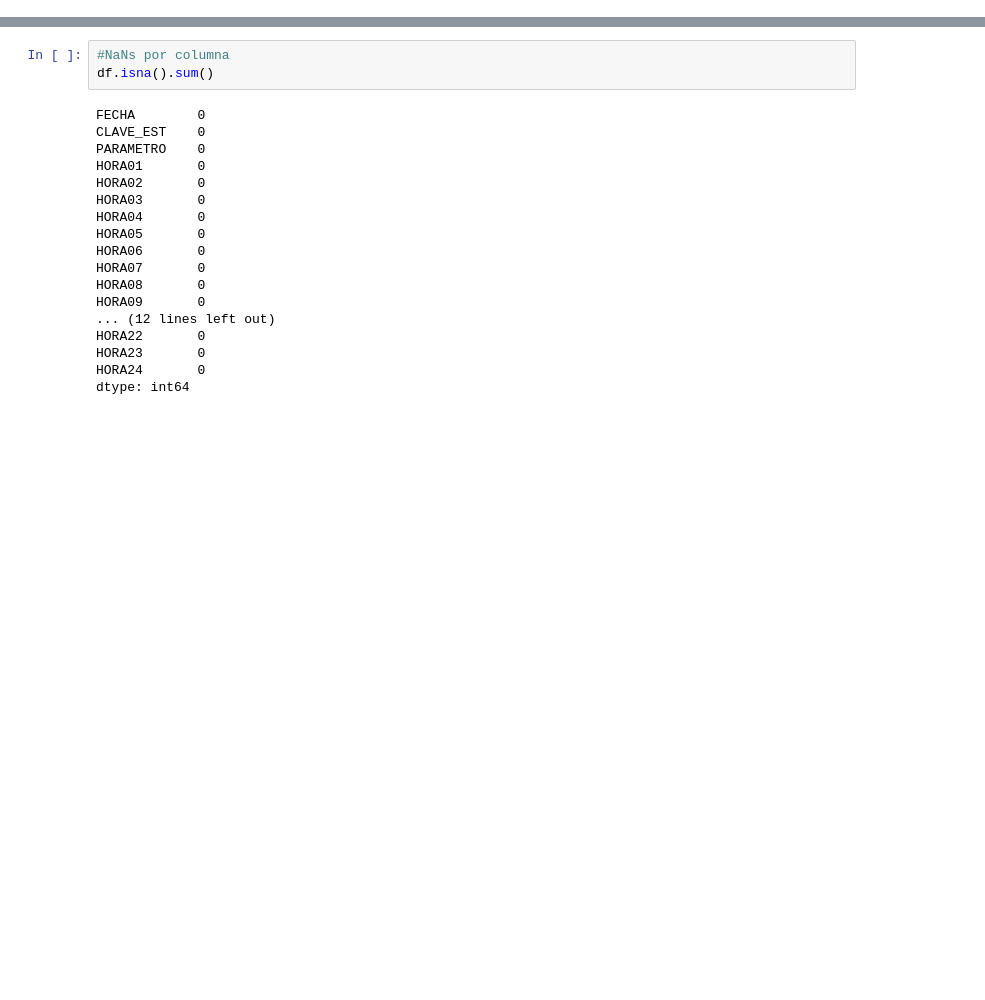
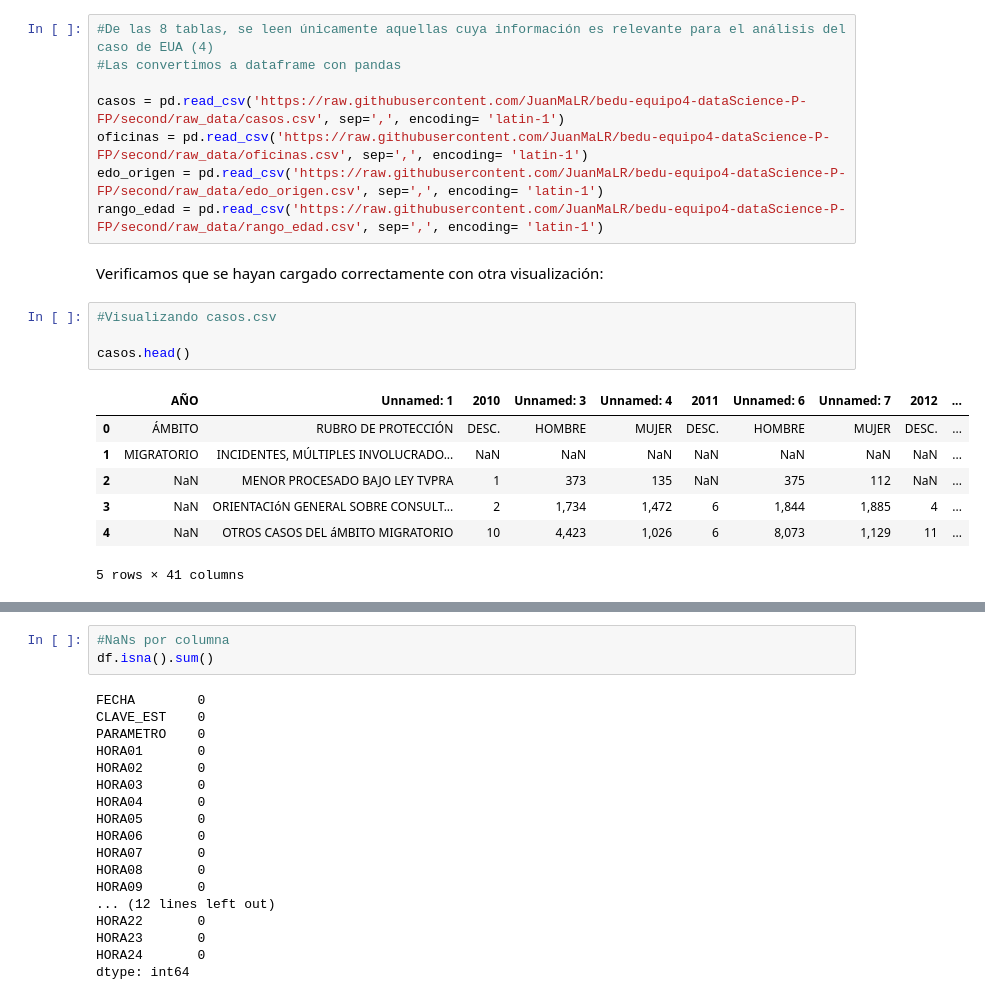
Before and after one commit to JuanMaLR/bedu-equipo4-dataScience-P-FP, a Jupyter notebook: FinalProject.ipynb, the cells around one changed output, grey strips where cells are left out. Drawn from its saved outputs; the diff is of its cells as text; blank space fills up the shorter version.

```diff
--- a/FinalProject.ipynb
+++ b/FinalProject.ipynb
@@ -144,0 +101,22 @@ df.tail(10)
+# %%
+#De las 8 tablas, se leen únicamente aquellas cuya información es relevante para el análisis del caso de EUA (4)
+#Las convertimos a dataframe con pandas
+
+casos = pd.read_csv('https://raw.githubusercontent.com/JuanMaLR/bedu-equipo4-dataScience-P-FP/second/raw_data/casos.csv', sep=',', encoding= 'latin-1')
+oficinas = pd.read_csv('https://raw.githubusercontent.com/JuanMaLR/bedu-equipo4-dataScience-P-FP/second/raw_data/oficinas.csv', sep=',', encoding= 'latin-1')
+edo_origen = pd.read_csv('https://raw.githubusercontent.com/JuanMaLR/bedu-equipo4-dataScience-P-FP/second/raw_data/edo_origen.csv', sep=',', encoding= 'latin-1')
+rango_edad = pd.read_csv('https://raw.githubusercontent.com/JuanMaLR/bedu-equipo4-dataScience-P-FP/second/raw_data/rango_edad.csv', sep=',', encoding= 'latin-1')
+# %% [markdown]
+Verificamos que se hayan cargado correctamente con otra visualización:
+# %%
+#Visualizando casos.csv
+
+casos.head()
+# %% [output]
+|  | AÑO | Unnamed: 1 | 2010 | Unnamed: 3 | Unnamed: 4 | 2011 | Unnamed: 6 | Unnamed: 7 | 2012 | ... |
+| 0 | ÁMBITO | RUBRO DE PROTECCIÓN | DESC. | HOMBRE | MUJER | DESC. | HOMBRE | MUJER | DESC. | ... |
+| 1 | MIGRATORIO | INCIDENTES, MÚLTIPLES INVOLUCRADO... | NaN | NaN | NaN | NaN | NaN | NaN | NaN | ... |
+| 2 | NaN | MENOR PROCESADO BAJO LEY TVPRA | 1 | 373 | 135 | NaN | 375 | 112 | NaN | ... |
+| 3 | NaN | ORIENTACIóN GENERAL SOBRE CONSULT... | 2 | 1,734 | 1,472 | 6 | 1,844 | 1,885 | 4 | ... |
+| 4 | NaN | OTROS CASOS DEL áMBITO MIGRATORIO | 10 | 4,423 | 1,026 | 6 | 8,073 | 1,129 | 11 | ... |
+5 rows × 41 columns
```
Also changed, not shown: parts of 47 cells of this notebook.
